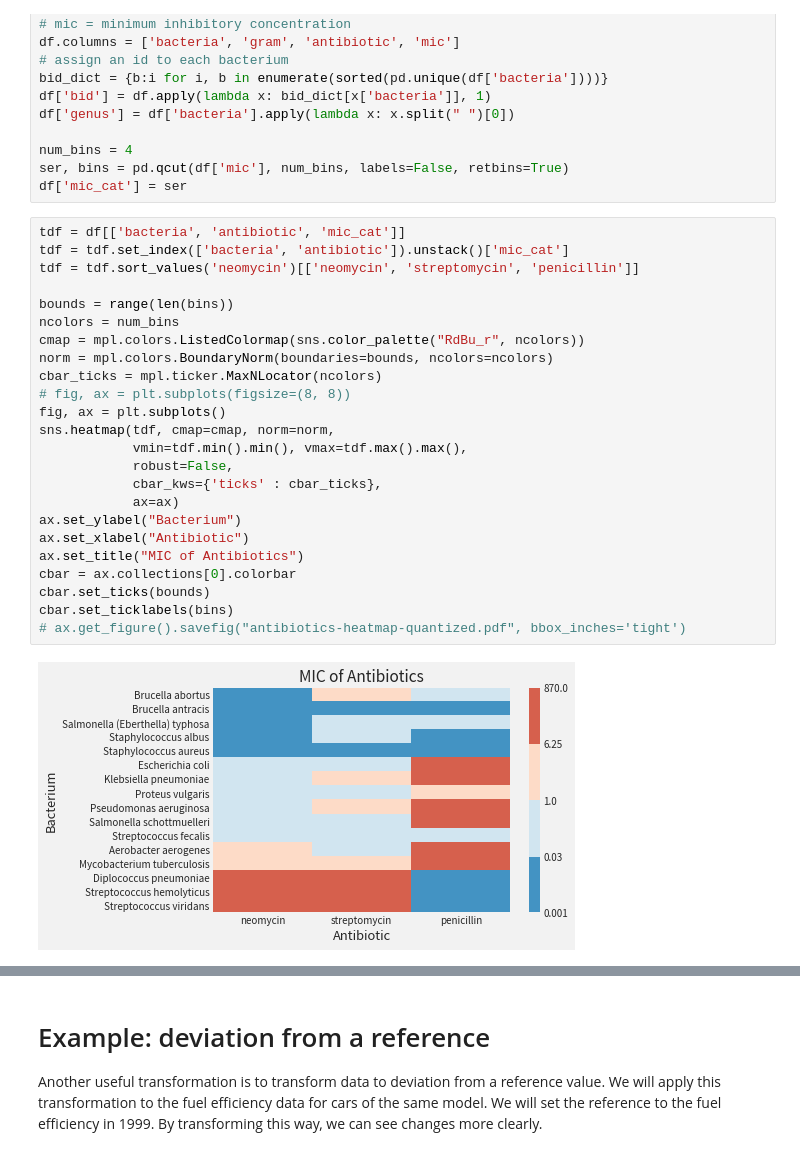
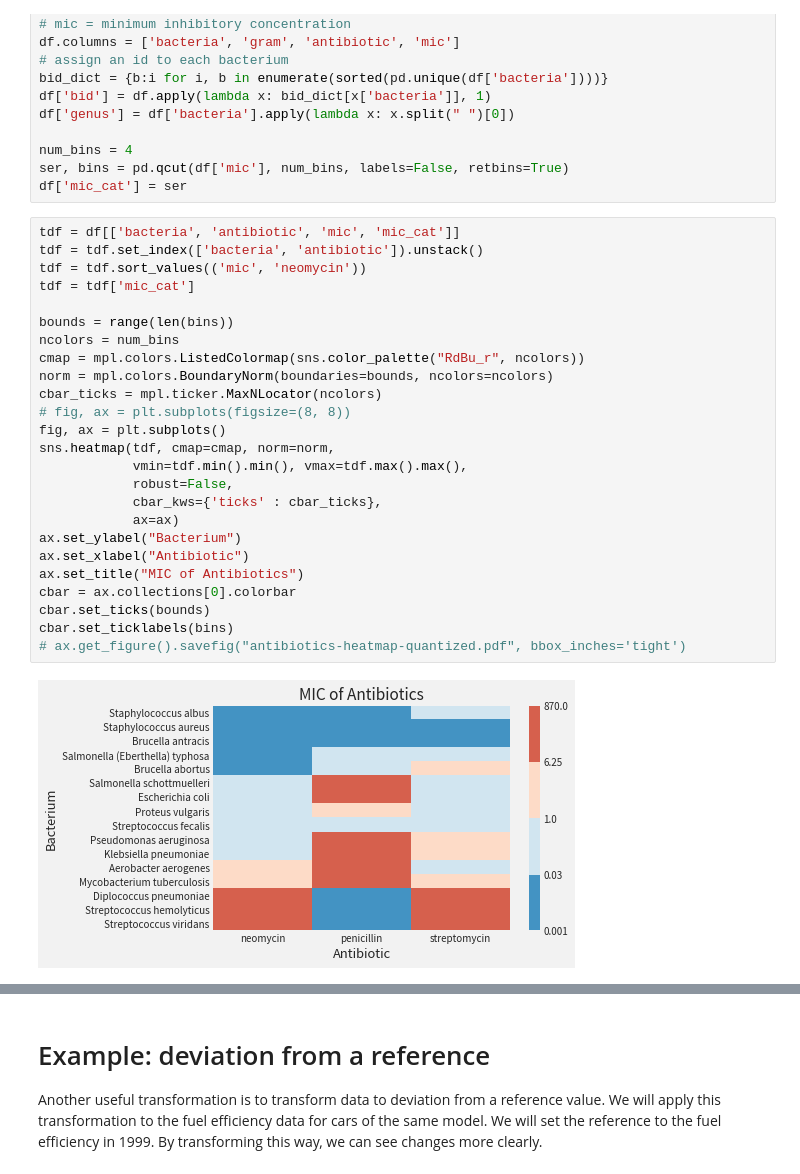
Before and after one commit to ciyer/intro-data-viz, a Jupyter notebook: part1.ipynb, the cells around one changed output, grey strips where cells are left out. Cells and saved outputs as stored; diff of their text form.

Commit message:
feat: sort the rows in the quantized heatmap example the same as the other heatmaps

```diff
--- a/part1.ipynb
+++ b/part1.ipynb
@@ -705,31 +705,32 @@ num_bins = 4
 ser, bins = pd.qcut(df['mic'], num_bins, labels=False, retbins=True)
 df['mic_cat'] = ser
 # %%
-tdf = df[['bacteria', 'antibiotic', 'mic_cat']]
-tdf = tdf.set_index(['bacteria', 'antibiotic']).unstack()['mic_cat']
-tdf = tdf.sort_values('neomycin')[['neomycin', 'streptomycin', 'penicillin']]
+tdf = df[['bacteria', 'antibiotic', 'mic', 'mic_cat']]
+tdf = tdf.set_index(['bacteria', 'antibiotic']).unstack()
+tdf = tdf.sort_values(('mic', 'neomycin'))
+tdf = tdf['mic_cat']
 
 bounds = range(len(bins))
 ncolors = num_bins
 cmap = mpl.colors.ListedColormap(sns.color_palette("RdBu_r", ncolors))
 norm = mpl.colors.BoundaryNorm(boundaries=bounds, ncolors=ncolors)
 cbar_ticks = mpl.ticker.MaxNLocator(ncolors)
 # fig, ax = plt.subplots(figsize=(8, 8))
 fig, ax = plt.subplots()
 sns.heatmap(tdf, cmap=cmap, norm=norm,
             vmin=tdf.min().min(), vmax=tdf.max().max(),
             robust=False,
             cbar_kws={'ticks' : cbar_ticks},
             ax=ax)
 ax.set_ylabel("Bacterium")
 ax.set_xlabel("Antibiotic")
 ax.set_title("MIC of Antibiotics")
 cbar = ax.collections[0].colorbar
 cbar.set_ticks(bounds)
 cbar.set_ticklabels(bins)
 # ax.get_figure().savefig("antibiotics-heatmap-quantized.pdf", bbox_inches='tight')
 # %% [output]
-[figure, old version]
+[figure, new version]
 # %% [markdown]
 # X-Form Tour de Force
 
```
